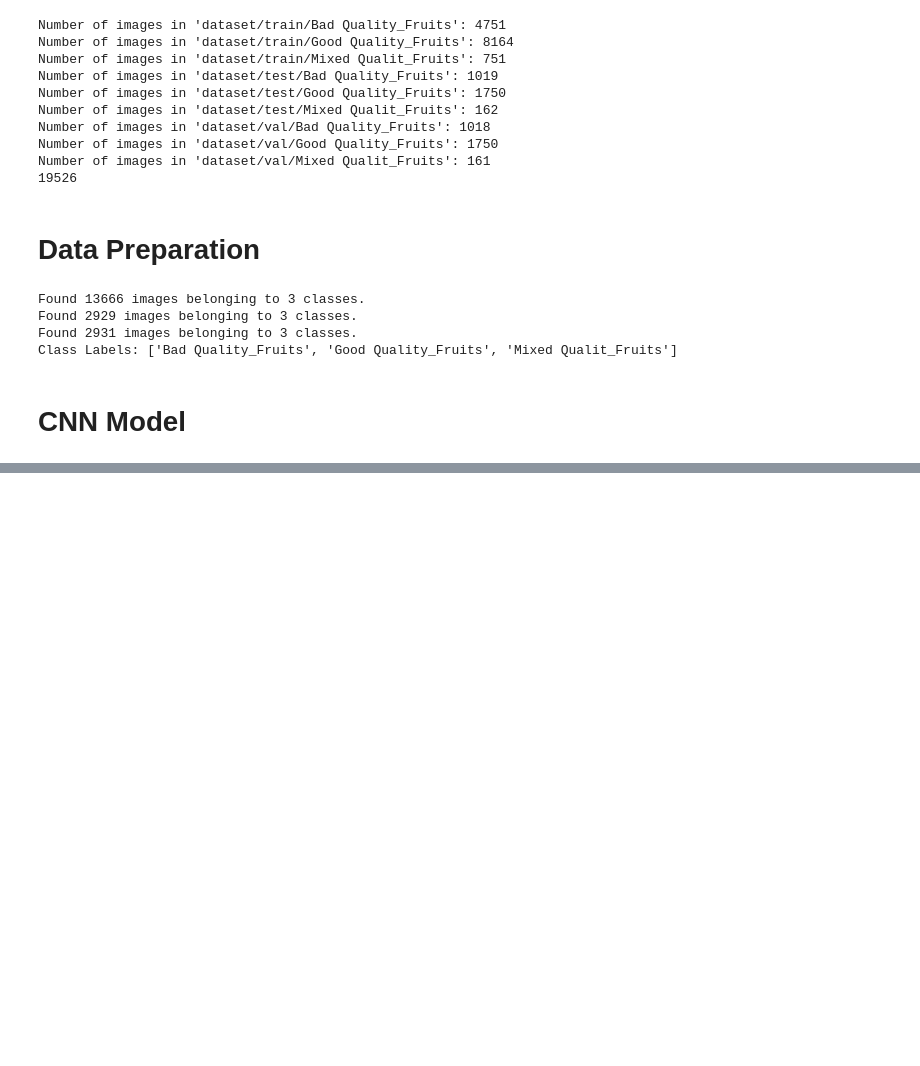
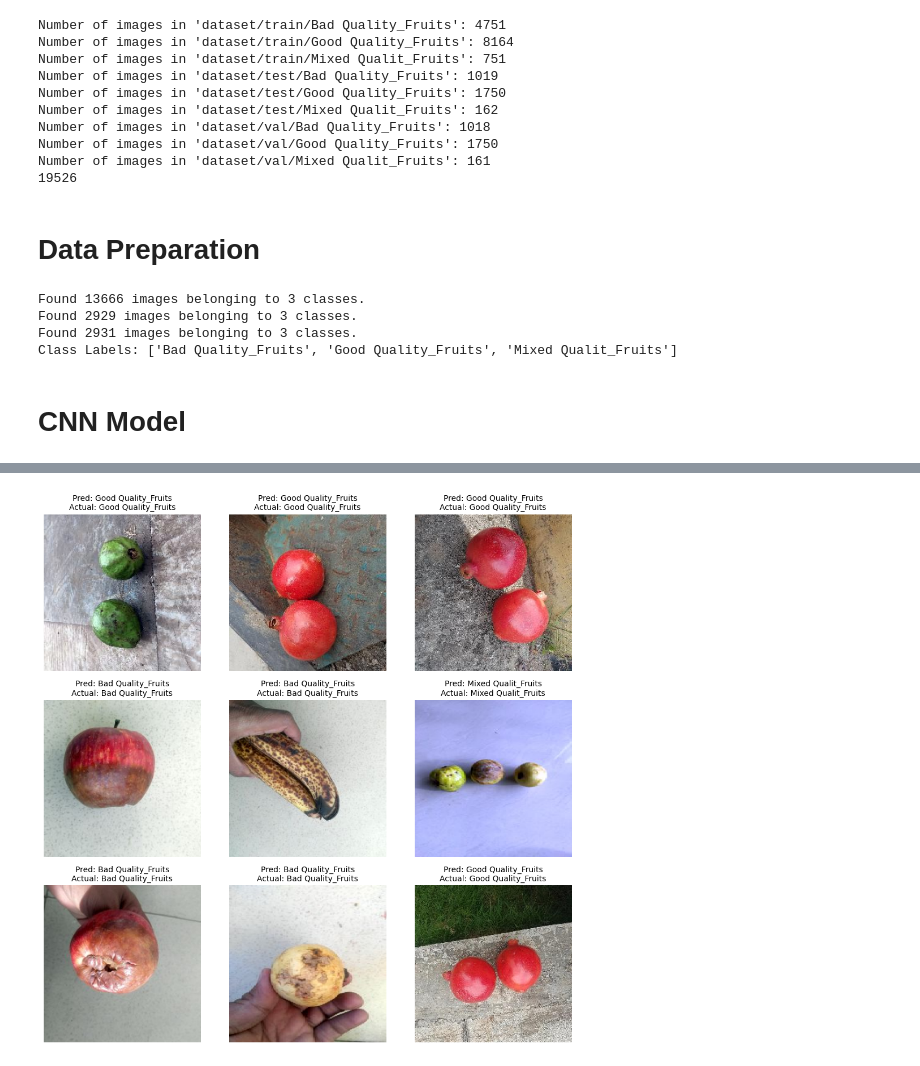
Before and after one commit to Domaakshithareddy/Fruit-Quality-Identification, a Jupyter notebook: Fruit_Quality_Identification.ipynb, the cells around one changed output, grey strips where cells are left out. Drawn from its saved outputs; the diff is of its cells as text; code cells hidden in the pictures; blank space fills up the shorter version.

```diff
--- a/Fruit_Quality_Identification.ipynb
+++ b/Fruit_Quality_Identification.ipynb
@@ -230,0 +457,25 @@ Class Labels: ['Bad Quality_Fruits', 'Good Quality_Fruits', 'Mixed Qualit_Fruits
+# %%
+
+# 🎯 **4. Sample Predictions**
+fig, axes = plt.subplots(3, 3, figsize=(10, 10))
+class_labels = list(test_generator.class_indices.keys())
+
+for ax in axes.flat:
+    img_path = random.choice(test_generator.filepaths)  # Random test image
+    img = image.load_img(img_path, target_size=(256, 256))  # Load & Resize
+    img_array = image.img_to_array(img) / 255.0  # Normalize
+    img_array = np.expand_dims(img_array, axis=0)
+
+    # Predict
+    pred = model.predict(img_array)
+    predicted_class = class_labels[np.argmax(pred)]
+    actual_class = img_path.split('/')[-2]  # Extract actual class
+
+    # Show Image
+    ax.imshow(img)
+    ax.set_title(f"Pred: {predicted_class}\nActual: {actual_class}", fontsize=10)
+    ax.axis('off')
+
+plt.tight_layout()
+plt.show()
+# %% [output]
@@ -230,0 +491 @@ Class Labels: ['Bad Quality_Fruits', 'Good Quality_Fruits', 'Mixed Qualit_Fruits
+[figure, added]
```
Also changed, not shown: parts of 11 cells of this notebook.
